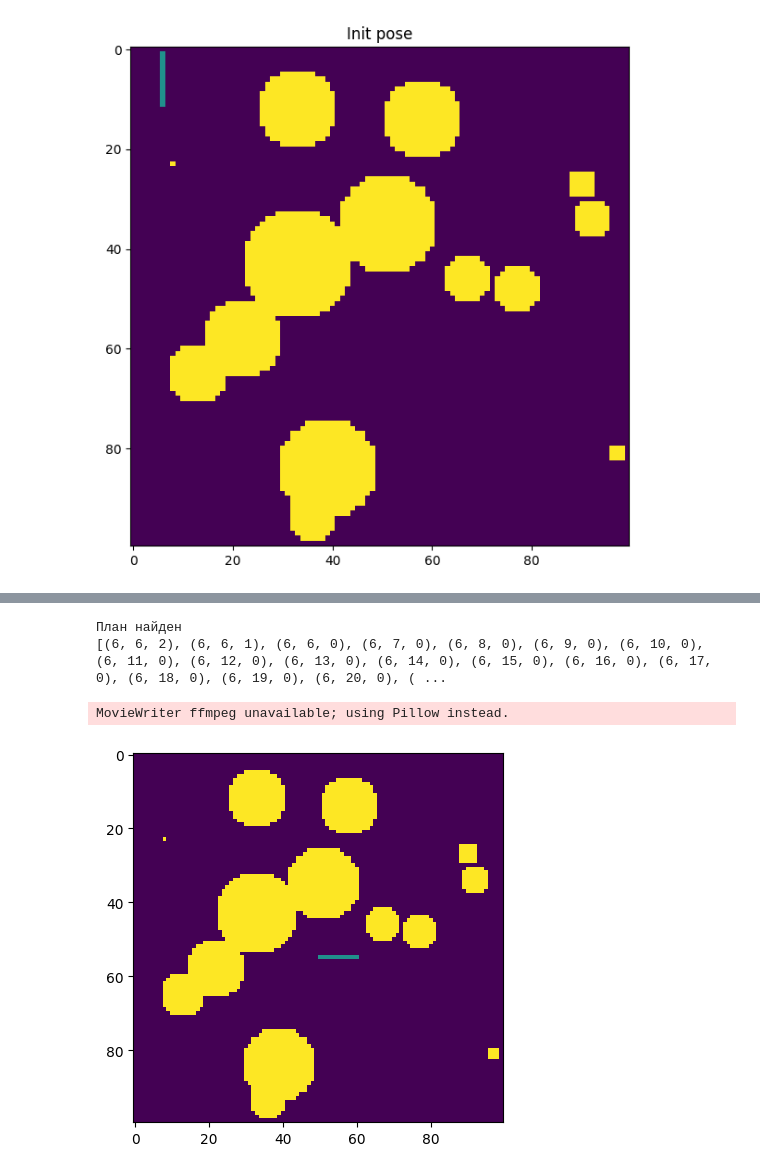
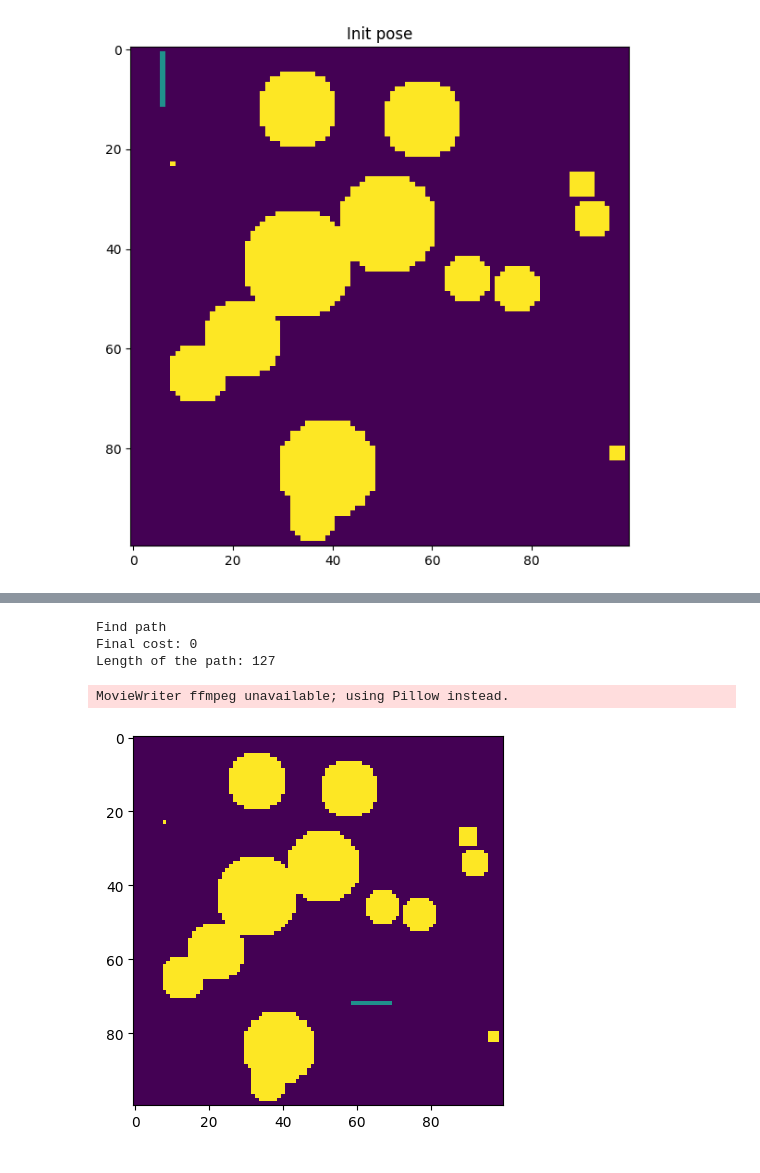
Before and after one commit to HerMak56/planning_2024, a Jupyter notebook: ps1/ps1.ipynb, the cells around one changed output, grey strips where cells are left out. Cells and saved outputs as stored; diff of their text form; code cells hidden in the pictures.

```diff
--- a/ps1/ps1.ipynb
+++ b/ps1/ps1.ipynb
@@ -52,11 +76,13 @@ c_space.shape
 # %%
-def a_star(init_pose: np.ndarray, final_pose: np.ndarray, env_map: np.ndarray):
+def a_star(init_pose: np.ndarray, final_pose: np.ndarray, env_map: np.ndarray, useHeuristic=True):
 
     num_layers = env_map.shape[0]
 
     def heuristic(x1, x2):
-        # return abs(x1[0]-x2[0])+abs(x1[1]-x2[1])
-        return 0
+        if useHeuristic:
+            return abs(x1[0]-x2[0])+abs(x1[1]-x2[1])
+        else:
+            return 0
 
     def state_evolution(x_current, cost_current):
         xy_cost = 1
@@ -91,10 +117,10 @@ def a_star(init_pose: np.ndarray, final_pose: np.ndarray, env_map: np.ndarray):
 
             # make sure that the current pose are in the bounding of map
             if y_min < 0 or x_min < 0 or y_max > env_map.shape[1] or x_max > env_map.shape[2]:
-                continue  # пропускаем это состояние
+                continue
 
             # Check collision in the c_space
-            if env_map[int(prob_x[2]), int(x), int(y)] == 0:
+            if env_map[int(theta), int(x), int(y)] == 0:
                 future_states.append((prob_x, cost_future))
         return future_states
 
@@ -102,7 +128,7 @@ def a_star(init_pose: np.ndarray, final_pose: np.ndarray, env_map: np.ndarray):
     q.put((0, tuple(init_pose)))
 
     came_from = {}
-    g_score = {tuple(init_pose): 0}
+    c_cost = {tuple(init_pose): 0}
     f_score = {tuple(init_pose): heuristic(init_pose, final_pose)}
 
     already_visited = set()
@@ -117,42 +143,39 @@ def a_star(init_pose: np.ndarray, final_pose: np.ndarray, env_map: np.ndarray):
                 plan.append(x_current)
                 x_current = came_from[tuple(x_current)]
             plan.append(init_pose)
-            print("План найден")
-
+            print("Find path")
+            final_cost = c_cost.get(tuple(x_current), -1)
+            print(f"Final cost: {final_cost}")
             standardized_plan = [tuple(map(int, state)) for state in plan[::-1]]
             return standardized_plan
 
-        for prob_x, cost_future in state_evolution(np.array(x_current), g_score[x_current]):
+        for prob_x, cost_future in state_evolution(np.array(x_current), c_cost[x_current]):
             prob_x_tuple = tuple(prob_x)
 
             if prob_x_tuple in already_visited:
                 continue
 
-            tentative_g_score = g_score[x_current] + cost_future
+            tentative_c_cost = c_cost[x_current] + cost_future
 
-            if prob_x_tuple not in g_score or tentative_g_score < g_score[prob_x_tuple]:
+            if prob_x_tuple not in c_cost or (tentative_c_cost < c_cost[prob_x_tuple]):
                 came_from[prob_x_tuple] = x_current
-                g_score[prob_x_tuple] = tentative_g_score
-                f_score[prob_x_tuple] = tentative_g_score + heuristic(prob_x, final_pose)
+                c_cost[prob_x_tuple] = tentative_c_cost
+                f_score[prob_x_tuple] = tentative_c_cost + heuristic(prob_x, final_pose)
 
                 already_visited.add(prob_x_tuple)
                 q.put((f_score[prob_x_tuple], prob_x_tuple))
 
     print("Путь не найден")
     return None
-
-
-init_pose = np.array([6, 6, 2])
-final_pose = np.array([72, 64, 0])
-
-path = a_star(init_pose, final_pose, c_space)
-
-print(path)
-len(path)
-plotting_results(environment=env, rod=rod, plan=path, save_path='rod_solve.gif')
-path = np.array(path)
-# %% [output]
-План найден
-[(6, 6, 2), (6, 6, 1), (6, 6, 0), (6, 7, 0), (6, 8, 0), (6, 9, 0), (6, 10, 0), (6, 11, 0), (6, 12, 0), (6, 13, 0), (6, 14, 0), (6, 15, 0), (6, 16, 0), (6, 17, 0), (6, 18, 0), (6, 19, 0), (6, 20, 0), ( ...
-MovieWriter ffmpeg unavailable; using Pillow instead.
-[figure, removed]
+# %%
+init_pose = np.array([6, 6, 2])
+final_pose = np.array([72, 64, 0])
+path = a_star(init_pose, final_pose, c_space,useHeuristic=True)
+print(f"Length of the path: {len(path)}")
+plotting_results(environment=env, rod=rod, plan=path, save_path='rod_solve.gif')
+# %% [output]
+Find path
+Final cost: 0
+Length of the path: 127
+MovieWriter ffmpeg unavailable; using Pillow instead.
+[figure, added]
```
Also changed, not shown: parts of 10 cells of this notebook, 1 other file.
